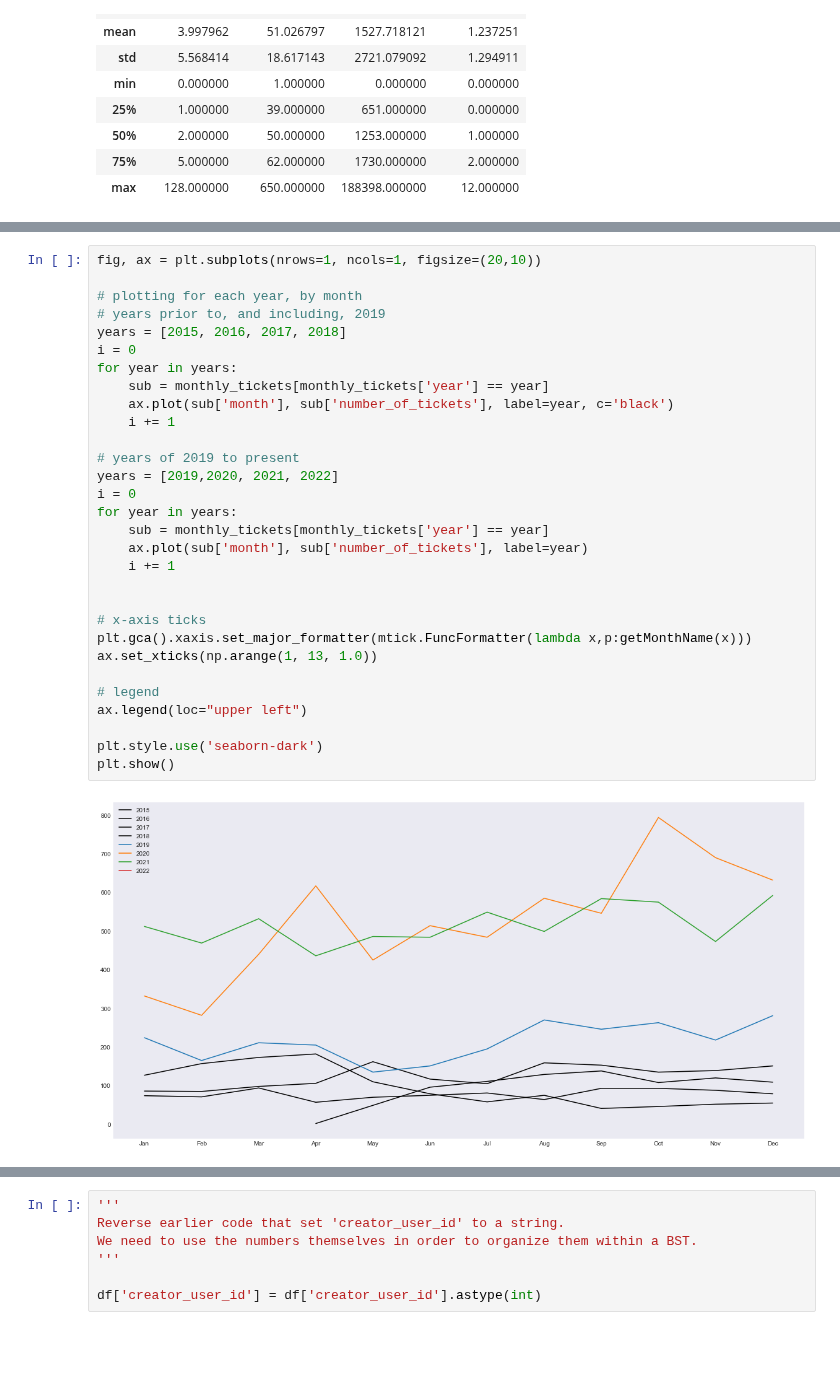
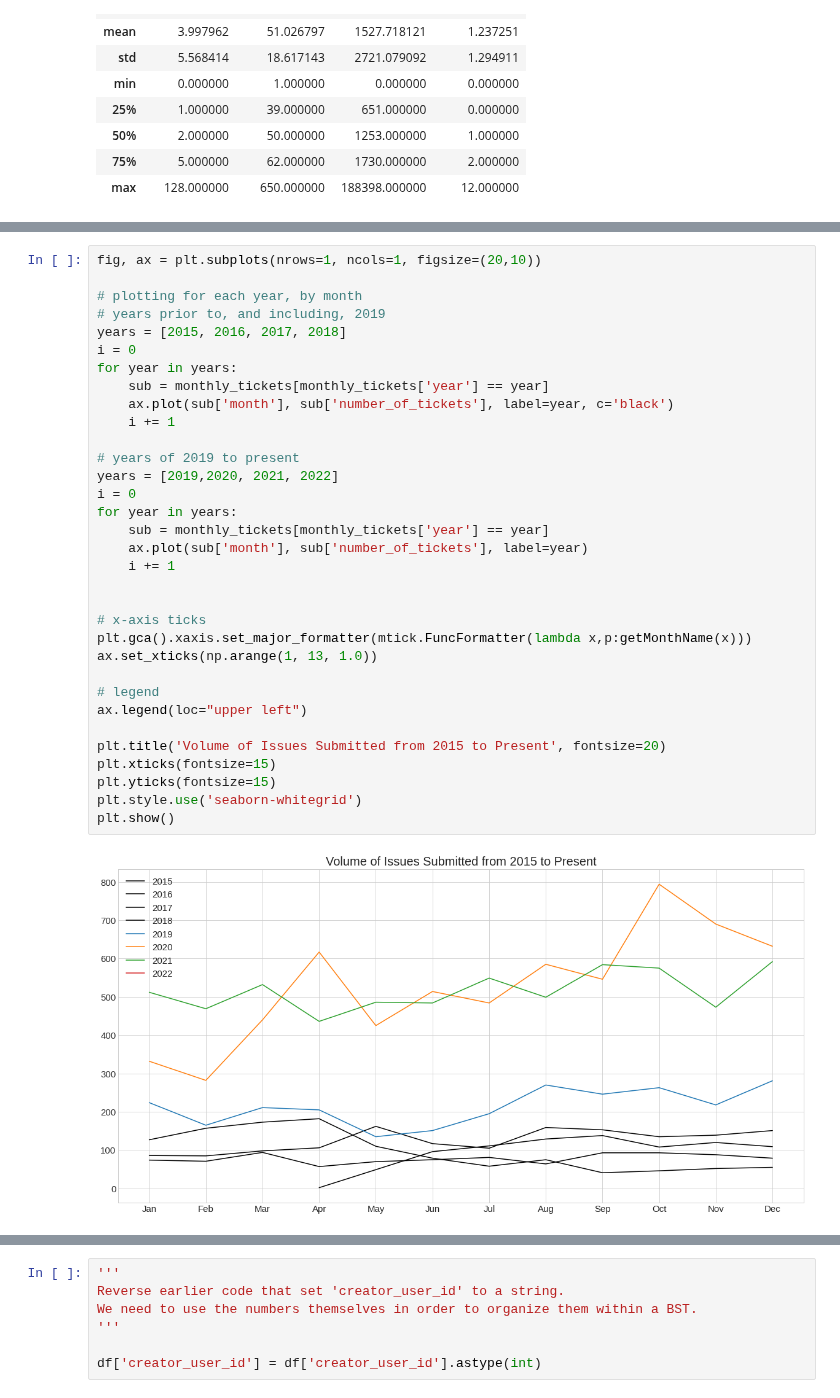
Before and after one commit to AmirZahre/Github_Org_Repo_Analysis, a Jupyter notebook: astronomer_V1.ipynb, the cells around one changed output, grey strips where cells are left out. Drawn from its saved outputs; the diff is of its cells as text; blank space fills up the shorter version.

```diff
--- a/astronomer_V1.ipynb
+++ b/astronomer_V1.ipynb
@@ -350,32 +332,35 @@ monthly_tickets
 # %%
 fig, ax = plt.subplots(nrows=1, ncols=1, figsize=(20,10))
 
 # plotting for each year, by month
 # years prior to, and including, 2019
 years = [2015, 2016, 2017, 2018]
 i = 0
 for year in years:
     sub = monthly_tickets[monthly_tickets['year'] == year]
     ax.plot(sub['month'], sub['number_of_tickets'], label=year, c='black')
     i += 1
 
 # years of 2019 to present
 years = [2019,2020, 2021, 2022]
 i = 0
 for year in years:
     sub = monthly_tickets[monthly_tickets['year'] == year]
     ax.plot(sub['month'], sub['number_of_tickets'], label=year)
     i += 1
 
 
 # x-axis ticks
 plt.gca().xaxis.set_major_formatter(mtick.FuncFormatter(lambda x,p:getMonthName(x)))
 ax.set_xticks(np.arange(1, 13, 1.0))
 
 # legend
 ax.legend(loc="upper left")
 
-plt.style.use('seaborn-dark')
+plt.title('Volume of Issues Submitted from 2015 to Present', fontsize=20)
+plt.xticks(fontsize=15)
+plt.yticks(fontsize=15)
+plt.style.use('seaborn-whitegrid')
 plt.show()
 # %% [output]
-[figure, old version]
+[figure, new version]
```
Also changed, not shown: parts of 21 cells of this notebook.
